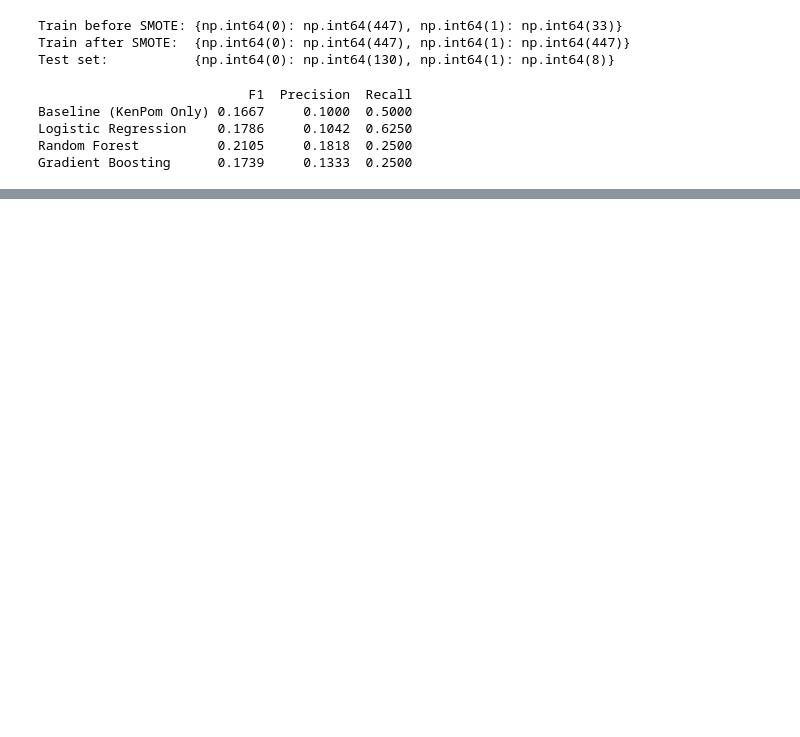
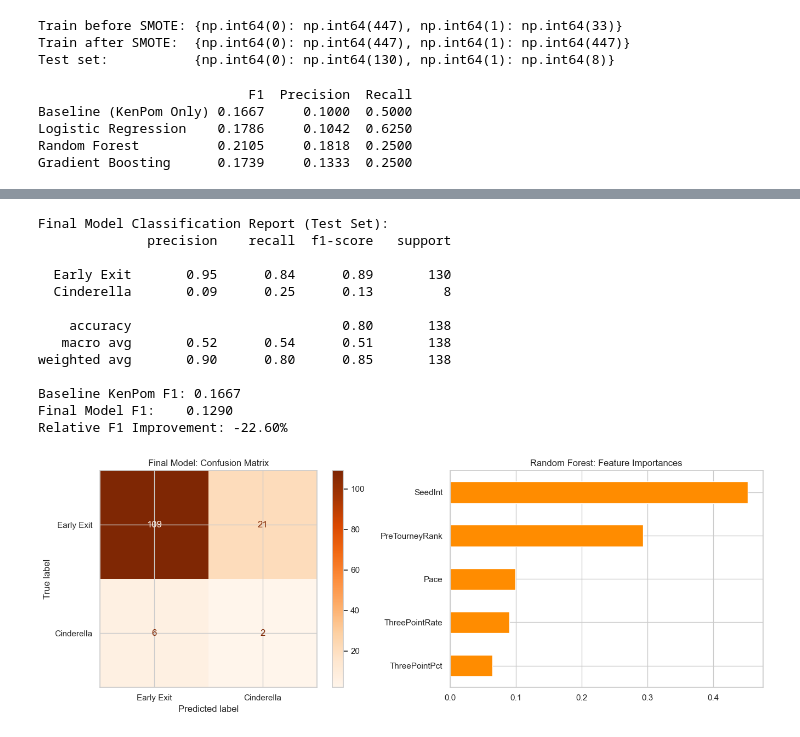
Before and after one commit to hannahskyg/ncaa_basketball_ml, a Jupyter notebook: ncaa_basketball_ml.ipynb, the cells around one changed output, grey strips where cells are left out. Saved outputs shown, nothing was run; the diff lists cells and outputs as text; code cells hidden in the pictures; blank space fills up the shorter version.

```diff
--- a/ncaa_basketball_ml.ipynb
+++ b/ncaa_basketball_ml.ipynb
@@ -450,9 +431,9 @@ Gradient Boosting      0.1739     0.1333  0.2500
 # %%
 param_grid = {
-    'n_estimators':     [100, 300, 500],
-    'max_depth':        [3, 5, None],
-    'min_samples_leaf': [1, 5, 10],
-    'class_weight':     ['balanced', None],
+    'n_estimators':     [100, 200, 300],
+    'max_depth':        [3, 5, 7],
+    'min_samples_leaf': [2, 5, 10],
+    'class_weight':     ['balanced', 'balanced_subsample', None]
 }
 
 grid_search = GridSearchCV(
@@ -464,9 +445,6 @@ grid_search = GridSearchCV(
     verbose=1
 )
 
-# Uncomment to run:
-# grid_search.fit(X_train_sc, y_train_res)
-# print('Best params:', grid_search.best_params_)
-# print('Best CV F1: ', grid_search.best_score_)
-
-print('[Placeholder] GridSearchCV defined. Uncomment .fit() to run.')
+grid_search.fit(X_train_sc, y_train_res)
+print(f'Best Parameters: {grid_search.best_params_}')
+print(f'Best Cross-Validation F1: {grid_search.best_score_:.4f}')
@@ -485,21 +461,47 @@ print('[Placeholder] GridSearchCV defined. Uncomment .fit() to run.')
 # %%
-# Uncomment after running GridSearchCV in Section 7:
+best_rf = grid_search.best_estimator_
+y_pred_final = best_rf.predict(X_test_sc)
 
-# best_model = grid_search.best_estimator_
-# y_pred_final = best_model.predict(X_test_sc)
+print("Final Model Classification Report (Test Set):")
+print(classification_report(y_test, y_pred_final, target_names=['Early Exit', 'Cinderella']))
 
-# print(classification_report(y_test, y_pred_final, target_names=['Early Exit', 'Cinderella']))
+final_f1 = f1_score(y_test, y_pred_final)
+baseline_f1 = 0.1667  # From Section 6 results
+improvement = (final_f1 - baseline_f1) / baseline_f1
 
-# fig, axes = plt.subplots(1, 2, figsize=(12, 4))
-# ConfusionMatrixDisplay.from_predictions(
-#     y_test, y_pred_final,
-#     display_labels=['Early Exit', 'Cinderella'],
-#     cmap='Oranges', ax=axes[0]
-# )
-# importances = pd.Series(best_model.feature_importances_, index=FEATURE_COLS).sort_values()
-# importances.plot(kind='barh', color='darkorange', ax=axes[1])
-# axes[1].set_title('Feature Importances')
-# plt.tight_layout()
-# plt.show()
+print(f"Baseline KenPom F1: {baseline_f1:.4f}")
+print(f"Final Model F1:    {final_f1:.4f}")
+print(f"Relative F1 Improvement: {improvement:+.2%}")
 
-print('[Placeholder] Uncomment after completing Section 7.')
+fig, axes = plt.subplots(1, 2, figsize=(14, 5))
+
+# Confusion Matrix
+ConfusionMatrixDisplay.from_predictions(
+    y_test, y_pred_final,
+    display_labels=['Early Exit', 'Cinderella'],
+    cmap='Oranges', ax=axes[0]
+)
+axes[0].set_title('Final Model: Confusion Matrix')
+
+# Feature Importance
+importances = pd.Series(best_rf.feature_importances_, index=FEATURE_COLS).sort_values()
+importances.plot(kind='barh', color='darkorange', ax=axes[1])
+axes[1].set_title('Random Forest: Feature Importances')
+
+plt.tight_layout()
+plt.show()
+# %% [output]
+Final Model Classification Report (Test Set):
+              precision    recall  f1-score   support
+
+  Early Exit       0.95      0.84      0.89       130
+  Cinderella       0.09      0.25      0.13         8
+
+    accuracy                           0.80       138
+   macro avg       0.52      0.54      0.51       138
+weighted avg       0.90      0.80      0.85       138
+
+Baseline KenPom F1: 0.1667
+Final Model F1:    0.1290
+Relative F1 Improvement: -22.60%
+[figure, added]
```
Also changed, not shown: parts of 11 cells of this notebook, 7 other files.
